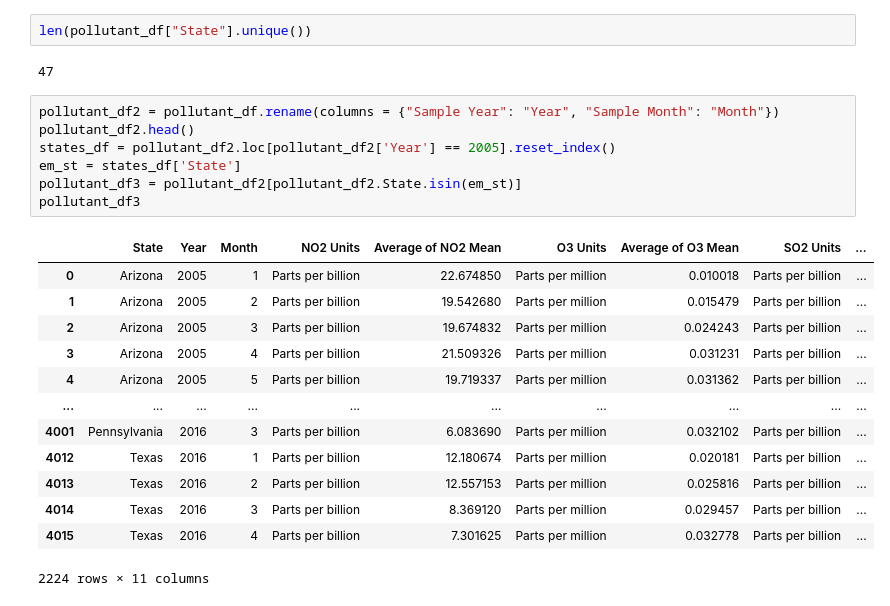
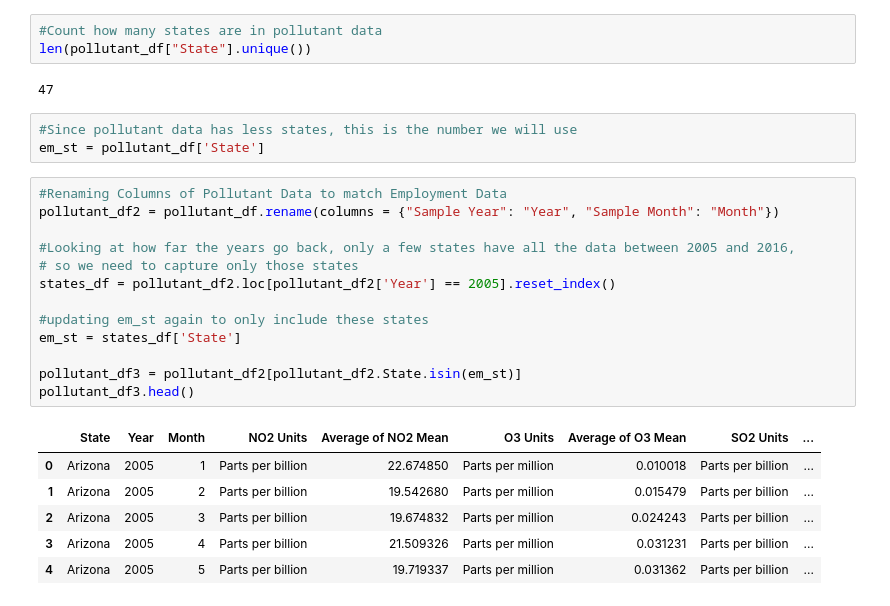
Before and after one commit to AshRC17/Project-1, a Jupyter notebook: Unemployment and Pollutant Charts.ipynb, the cells around one changed output. Cells and saved outputs as stored; diff of their text form.

```diff
--- a/Unemployment and Pollutant Charts.ipynb
+++ b/Unemployment and Pollutant Charts.ipynb
@@ -24,26 +46,29 @@ em_st = pollutant_df['State']
-# %%
-len(pollutant_df["State"].unique())
-# %% [output]
-47
+# %%
+#Count how many states are in pollutant data
+len(pollutant_df["State"].unique())
+# %% [output]
+47
+# %%
+#Since pollutant data has less states, this is the number we will use
+em_st = pollutant_df['State']
 # %%
+#Renaming Columns of Pollutant Data to match Employment Data
 pollutant_df2 = pollutant_df.rename(columns = {"Sample Year": "Year", "Sample Month": "Month"})
-pollutant_df2.head()
+
+#Looking at how far the years go back, only a few states have all the data between 2005 and 2016,
+# so we need to capture only those states
 states_df = pollutant_df2.loc[pollutant_df2['Year'] == 2005].reset_index()
+
+#updating em_st again to only include these states
 em_st = states_df['State']
+
 pollutant_df3 = pollutant_df2[pollutant_df2.State.isin(em_st)]
-pollutant_df3
+pollutant_df3.head()
 # %% [output]
 |  | State | Year | Month | NO2 Units | Average of NO2 Mean | O3 Units | Average of O3 Mean | SO2 Units | ... |
 | 0 | Arizona | 2005 | 1 | Parts per billion | 22.674850 | Parts per million | 0.010018 | Parts per billion | ... |
 | 1 | Arizona | 2005 | 2 | Parts per billion | 19.542680 | Parts per million | 0.015479 | Parts per billion | ... |
 | 2 | Arizona | 2005 | 3 | Parts per billion | 19.674832 | Parts per million | 0.024243 | Parts per billion | ... |
 | 3 | Arizona | 2005 | 4 | Parts per billion | 21.509326 | Parts per million | 0.031231 | Parts per billion | ... |
 | 4 | Arizona | 2005 | 5 | Parts per billion | 19.719337 | Parts per million | 0.031362 | Parts per billion | ... |
-| ... | ... | ... | ... | ... | ... | ... | ... | ... | ... |
-| 4001 | Pennsylvania | 2016 | 3 | Parts per billion | 6.083690 | Parts per million | 0.032102 | Parts per billion | ... |
-| 4012 | Texas | 2016 | 1 | Parts per billion | 12.180674 | Parts per million | 0.020181 | Parts per billion | ... |
-| 4013 | Texas | 2016 | 2 | Parts per billion | 12.557153 | Parts per million | 0.025816 | Parts per billion | ... |
-| 4014 | Texas | 2016 | 3 | Parts per billion | 8.369120 | Parts per million | 0.029457 | Parts per billion | ... |
-| 4015 | Texas | 2016 | 4 | Parts per billion | 7.301625 | Parts per million | 0.032778 | Parts per billion | ... |
-2224 rows × 11 columns
 # %%
```
Also changed, not shown: parts of 11 cells of this notebook.
